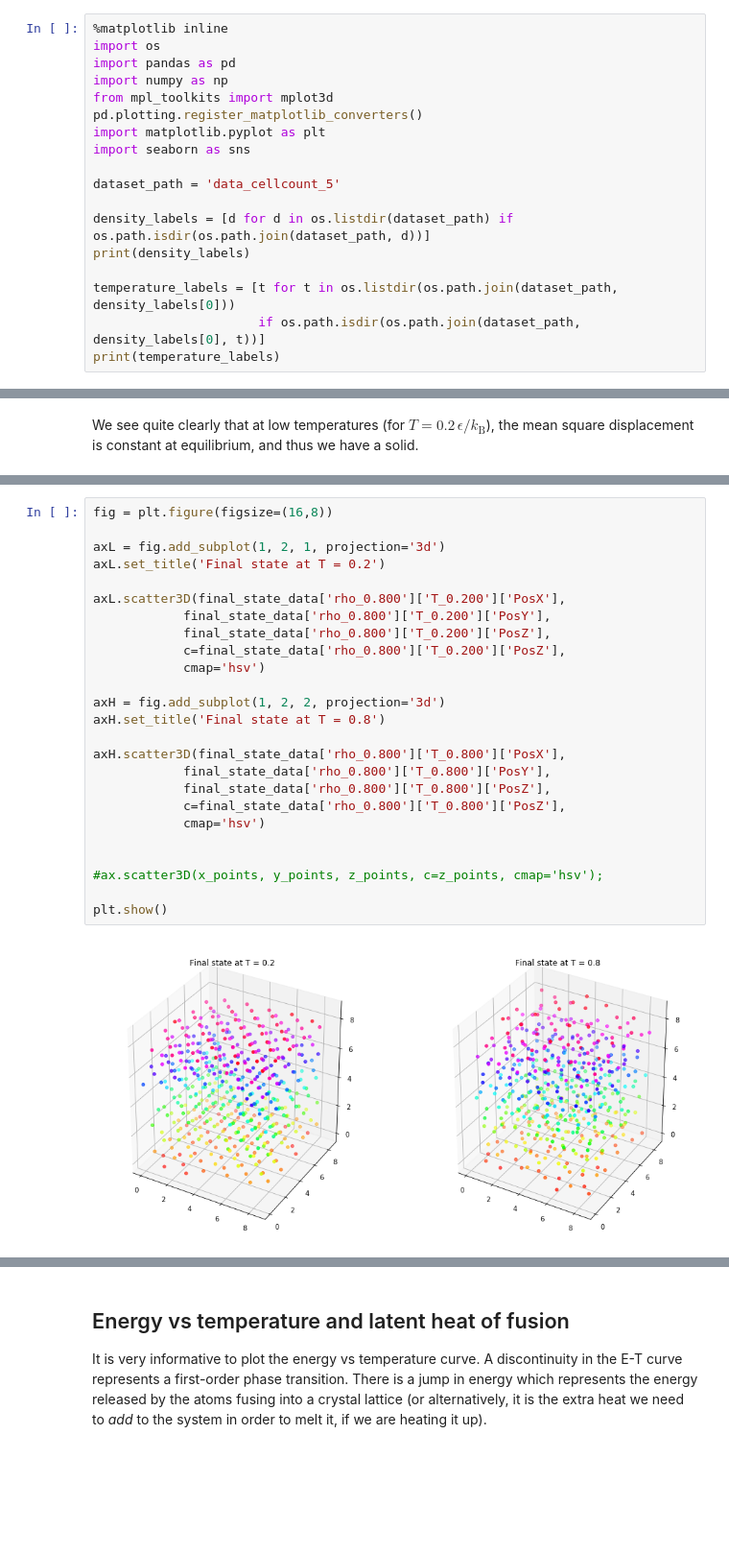
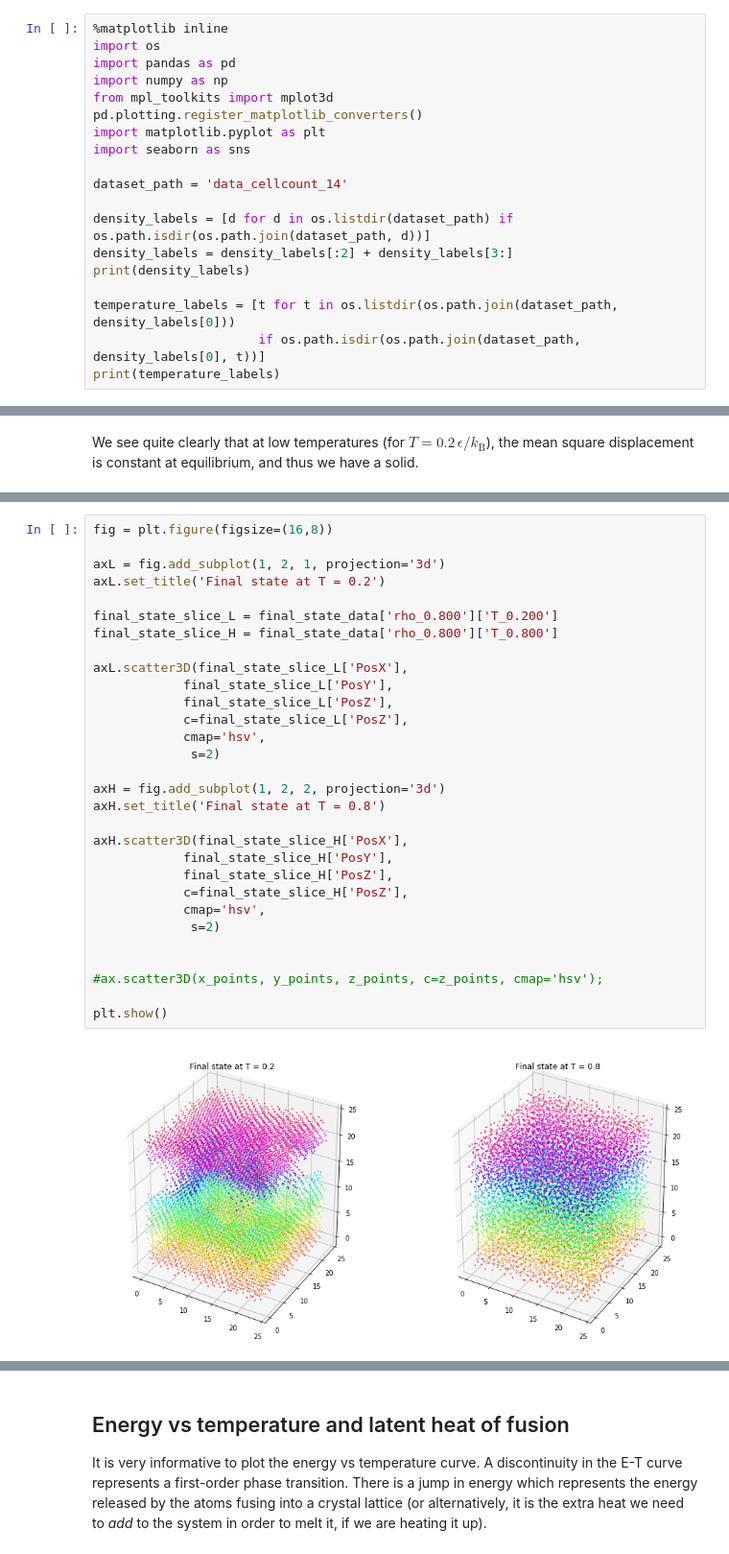
Before and after one commit to bniehoff/lennard-jones-particles-c, a Jupyter notebook: Molecular-Dynamics.ipynb, the cells around one changed output, grey strips where cells are left out. Shown at 96% size. Drawn from its saved outputs; the diff is of its cells as text; blank space fills up the shorter version.

Commit message:
Upgraded Python notebook to work on dataset with 10000 atoms

```diff
--- a/Molecular-Dynamics.ipynb
+++ b/Molecular-Dynamics.ipynb
@@ -32,9 +32,10 @@ pd.plotting.register_matplotlib_converters()
 import matplotlib.pyplot as plt
 import seaborn as sns
 
-dataset_path = 'data_cellcount_5'
+dataset_path = 'data_cellcount_14'
 
 density_labels = [d for d in os.listdir(dataset_path) if os.path.isdir(os.path.join(dataset_path, d))]
+density_labels = density_labels[:2] + density_labels[3:]
 print(density_labels)
 
 temperature_labels = [t for t in os.listdir(os.path.join(dataset_path, density_labels[0]))
@@ -115,27 +131,32 @@ To further convince us that the system is in different phases under these choice
 # %%
 fig = plt.figure(figsize=(16,8))
 
 axL = fig.add_subplot(1, 2, 1, projection='3d')
 axL.set_title('Final state at T = 0.2')
 
-axL.scatter3D(final_state_data['rho_0.800']['T_0.200']['PosX'],
-            final_state_data['rho_0.800']['T_0.200']['PosY'],
-            final_state_data['rho_0.800']['T_0.200']['PosZ'],
-            c=final_state_data['rho_0.800']['T_0.200']['PosZ'],
-            cmap='hsv')
+final_state_slice_L = final_state_data['rho_0.800']['T_0.200']
+final_state_slice_H = final_state_data['rho_0.800']['T_0.800']
+
+axL.scatter3D(final_state_slice_L['PosX'],
+            final_state_slice_L['PosY'],
+            final_state_slice_L['PosZ'],
+            c=final_state_slice_L['PosZ'],
+            cmap='hsv',
+             s=2)
 
 axH = fig.add_subplot(1, 2, 2, projection='3d')
 axH.set_title('Final state at T = 0.8')
 
-axH.scatter3D(final_state_data['rho_0.800']['T_0.800']['PosX'],
-            final_state_data['rho_0.800']['T_0.800']['PosY'],
-            final_state_data['rho_0.800']['T_0.800']['PosZ'],
-            c=final_state_data['rho_0.800']['T_0.800']['PosZ'],
-            cmap='hsv')
+axH.scatter3D(final_state_slice_H['PosX'],
+            final_state_slice_H['PosY'],
+            final_state_slice_H['PosZ'],
+            c=final_state_slice_H['PosZ'],
+            cmap='hsv',
+             s=2)
 
 
 #ax.scatter3D(x_points, y_points, z_points, c=z_points, cmap='hsv');
 
 plt.show()
 # %% [output]
-[figure, old version]
+[figure, new version]
```
Also changed, not shown: parts of 21 cells of this notebook, 59 other files.
